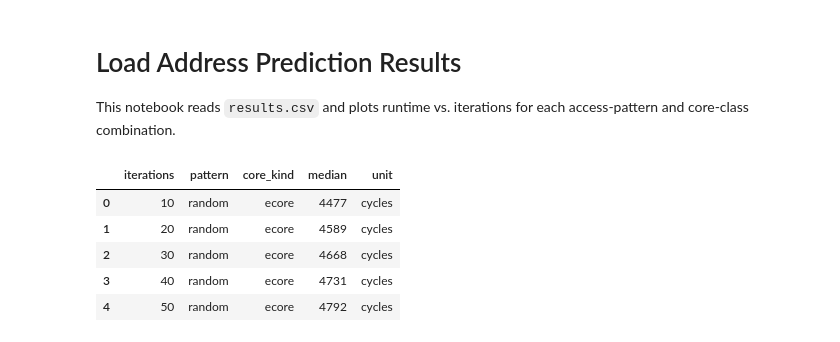
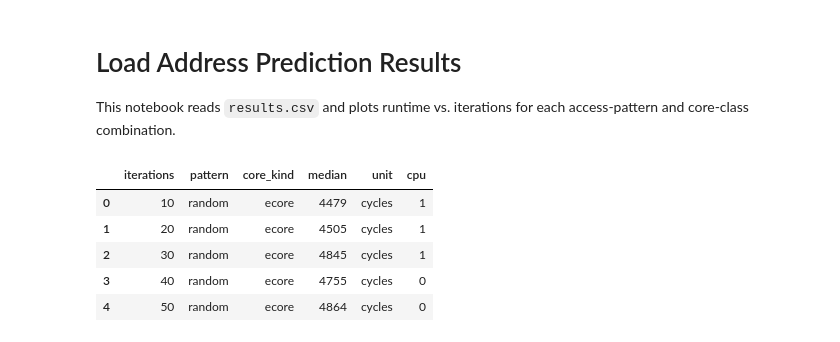
Before and after one commit to awitten1/myblog, a Jupyter notebook: code/load-address-prediction/plot_results.ipynb, the cells around one changed output. Saved outputs shown, nothing was run; the diff lists cells and outputs as text; code cells hidden in the pictures.

```diff
--- a/code/load-address-prediction/plot_results.ipynb
+++ b/code/load-address-prediction/plot_results.ipynb
@@ -8,25 +8,26 @@ import duckdb
 # %%
 con = duckdb.connect()
 
 df = con.sql("""
     SELECT
         iters AS iterations,
         pattern,
         core_kind,
         median,
-        unit
+        unit,
+        cpu
     FROM 'results.csv'
     ORDER BY core_kind, pattern, iterations
 """).df()
 
 df.head()
 # %% [output]
-|  | iterations | pattern | core_kind | median | unit |
-| 0 | 10 | random | ecore | 4477 | cycles |
-| 1 | 20 | random | ecore | 4589 | cycles |
-| 2 | 30 | random | ecore | 4668 | cycles |
-| 3 | 40 | random | ecore | 4731 | cycles |
-| 4 | 50 | random | ecore | 4792 | cycles |
+|  | iterations | pattern | core_kind | median | unit | cpu |
+| 0 | 10 | random | ecore | 4479 | cycles | 1 |
+| 1 | 20 | random | ecore | 4505 | cycles | 1 |
+| 2 | 30 | random | ecore | 4845 | cycles | 1 |
+| 3 | 40 | random | ecore | 4755 | cycles | 0 |
+| 4 | 50 | random | ecore | 4864 | cycles | 0 |
 # %%
 sa_rv_df = df[df["pattern"].isin(["strided", "sa_rv", "random"])]
 unit = df["unit"].iloc[0]
```
Also changed, not shown: parts of 1 cell of this notebook, 1 other file.
